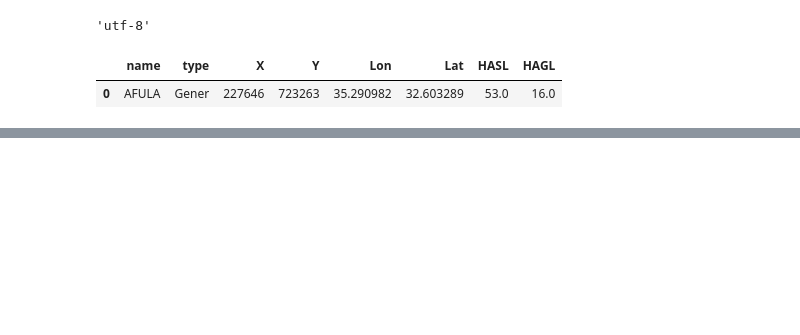
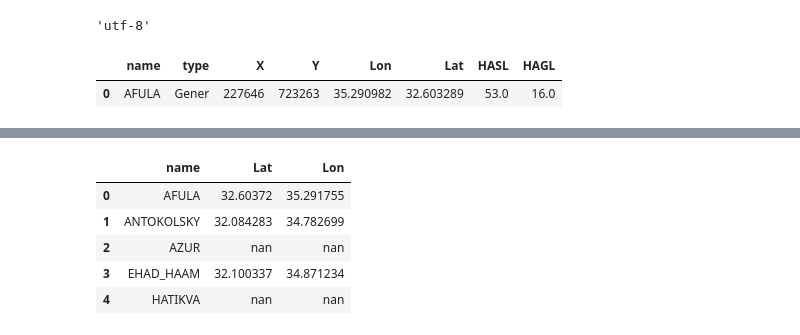
Before and after one commit to iditbela2/Broday_notebooks, a Jupyter notebook: maps.ipynb, the cells around one changed output, grey strips where cells are left out. Drawn from its saved outputs; the diff is of its cells as text; code cells hidden in the pictures; blank space fills up the shorter version.

```diff
--- a/maps.ipynb
+++ b/maps.ipynb
@@ -27 +73,10 @@ m = fl.Map(location = [stations.Lat.min()+0.6,stations.Lon.min()+0.6],zoom_start
 # m.fit_bounds([(stations.Lat.min(),stations.Lon.min(),stations.Lat.max(),stations.Lon.max())])
+# %%
+all_stations.head()
+# %% [output]
+|  | name | Lat | Lon |
+| 0 | AFULA | 32.60372 | 35.291755 |
+| 1 | ANTOKOLSKY | 32.084283 | 34.782699 |
+| 2 | AZUR | nan | nan |
+| 3 | EHAD_HAAM | 32.100337 | 34.871234 |
+| 4 | HATIKVA | nan | nan |
```
Also changed, not shown: parts of 9 cells of this notebook, 4 other files.
